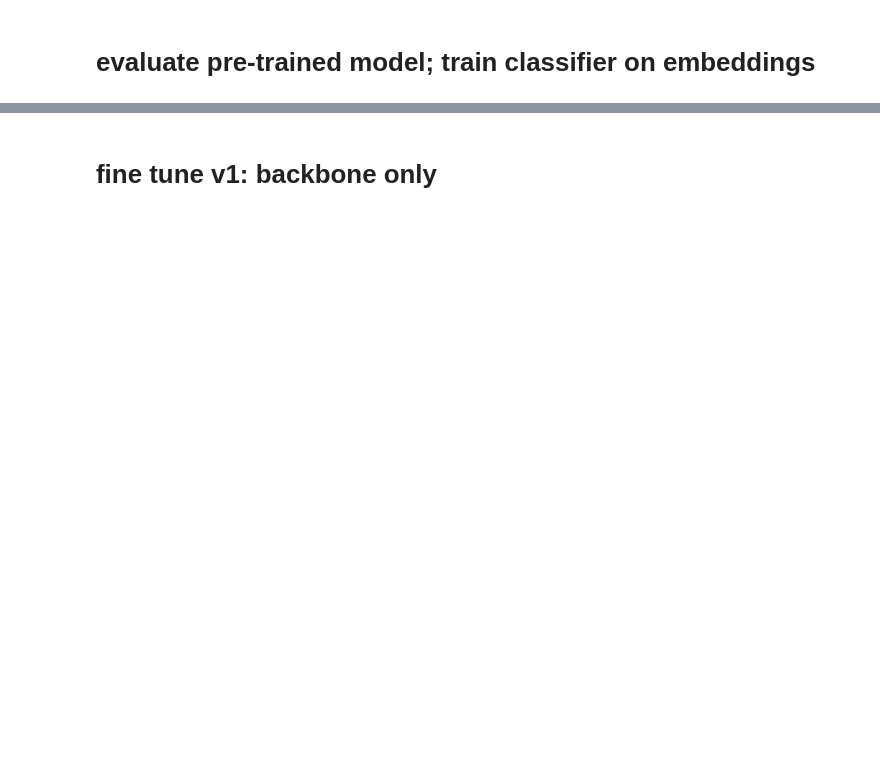
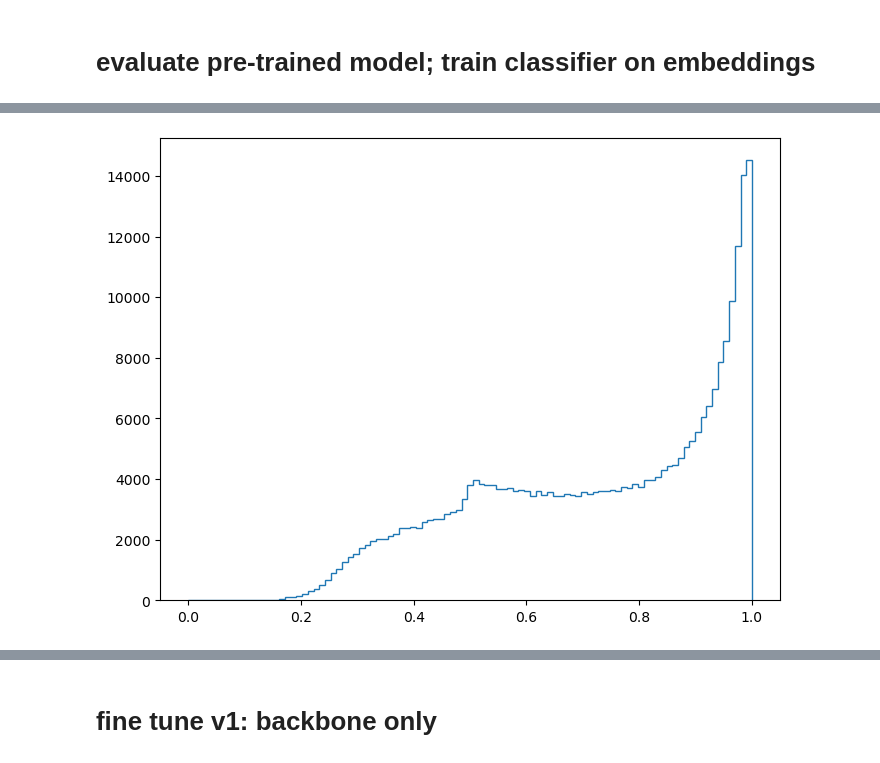
Before and after one commit to chreissel/phlab-neurips25, a Jupyter notebook: experiments/cifar10/cifar10.ipynb, the cells around one changed output, grey strips where cells are left out. Saved outputs shown, nothing was run; the diff lists cells and outputs as text; code cells hidden in the pictures; blank space fills up the shorter version.

```diff
--- a/experiments/cifar10/cifar10.ipynb
+++ b/experiments/cifar10/cifar10.ipynb
@@ -69,2 +78,16 @@ cifar5m_labels = np.concatenate(cifar5m_labels)
+# %%
+cifar5m_embeds = np.concatenate(cifar5m_embeds)
+cifar5m_labels = np.concatenate(cifar5m_labels)
+cifar5m_preds = np.concatenate(cifar5m_preds)
+#np.save("cifar5m_classifierPreds_first1M_file0.npy",cifar5m_preds)
+#np.save("cifar5m_embeds_first1M_file0.npy",cifar5m_embeds)
+#np.save("cifar5m_labels_first1M_file0.npy",cifar5m_labels)
+
+
+cifar_preds = []
+for x in tqdm(DataLoader(TensorDataset(torch.tensor(cifar_embeds)),batch_size=1024,shuffle=False)):
+    with torch.no_grad():
+        cifar_preds.append(classifier(x[0].to(device)).cpu().numpy())
+cifar_preds = np.concatenate(cifar_preds)
 # %%
 make_corner(cifar_embeds,cifar_labels)
@@ -129,21 +113,6 @@ plt.legend()
 # %%
-preds_cifar = []
-probs_cifar = []
-preds_cifar5m = []
-probs_cifar5m = []
-
-classifier.eval()
-with torch.no_grad():
-    for x in tqdm(torch.split(torch.tensor(cifar_embeds),4096)):
-        preds_cifar.append(classifier(x.to(device)).cpu().numpy())
-        probs_cifar.append(F.softmax(torch.tensor(preds_cifar[-1]),dim=1).numpy())
-    for x in tqdm(torch.split(torch.tensor(cifar5m_embeds),4096)):
-        preds_cifar5m.append(classifier(x.to(device)).cpu().numpy())
-        probs_cifar5m.append(F.softmax(torch.tensor(preds_cifar5m[-1]),dim=1).numpy())
-preds_cifar = np.concatenate(preds_cifar)
-probs_cifar = np.concatenate(probs_cifar)
-preds_cifar5m = np.concatenate(preds_cifar5m)
-probs_cifar5m = np.concatenate(probs_cifar5m)
+probs_cifar5m = F.softmax(torch.tensor(cifar5m_preds),dim=1).numpy()
+probs_cifar = F.softmax(torch.tensor(cifar_preds),dim=1).numpy()
 # %%
 print("Embedding space classifier metrics for CIFAR10 test set")
 auc = roc_auc_score(cifar_labels,probs_cifar,multi_class='ovr')
@@ -165,5 +152,8 @@ for k in range(1,6):
 # %%
 top_probs_cifar5m = np.max(probs_cifar5m,axis=1)
+cifar5m_pred_classes = np.argmax(probs_cifar5m,axis=1)
 plt.figure(figsize=(8,6))
 h,bins,_ = plt.hist(top_probs_cifar5m,bins=np.linspace(0,1,100),histtype='step',density=False)
+# %% [output]
+[figure, added]
 # %%
```
Also changed, not shown: parts of 39 cells of this notebook, 16 other files.
